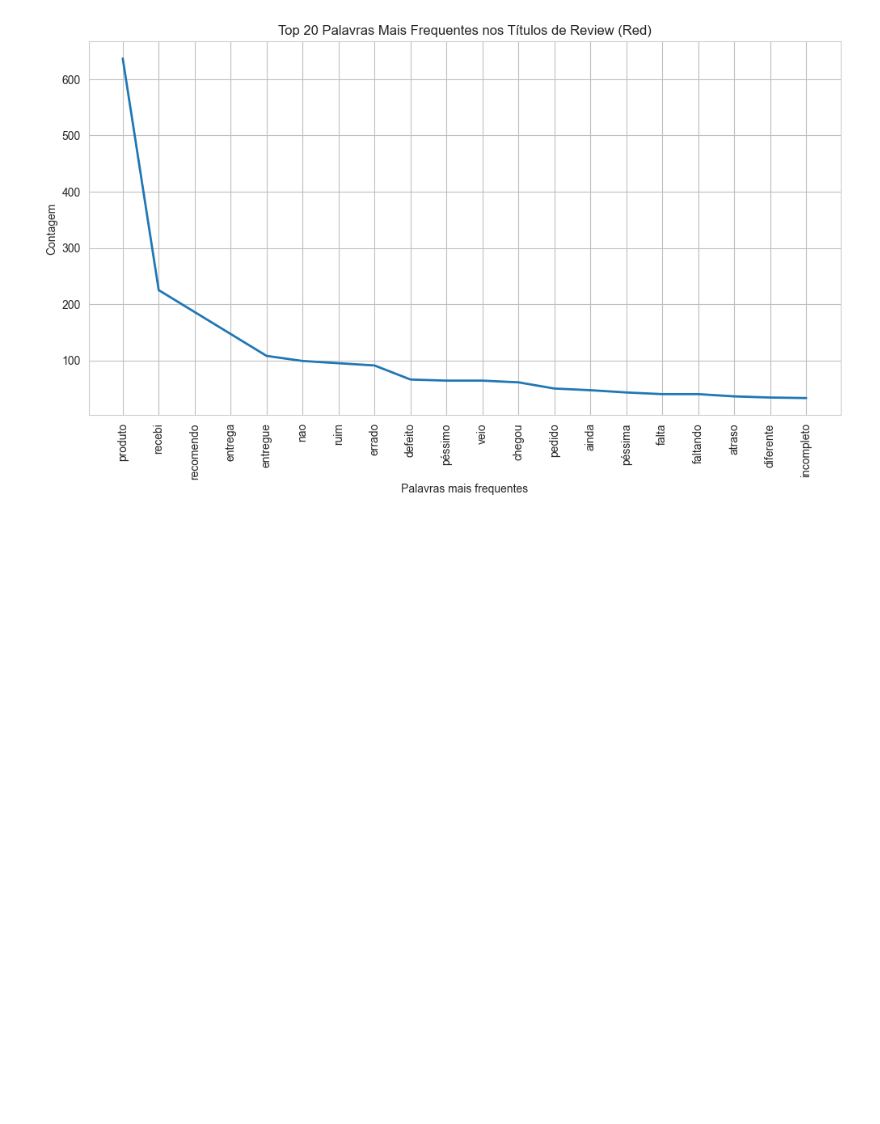
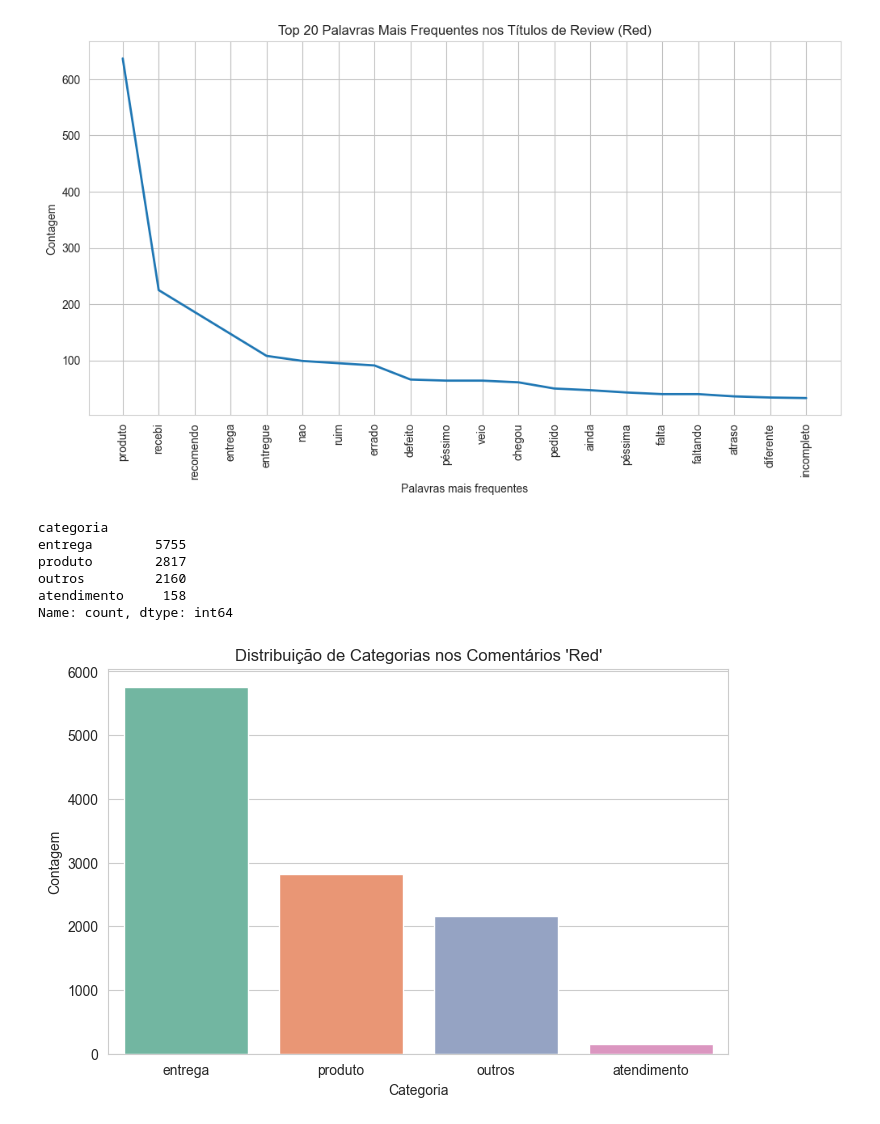
Before and after one commit to Lobinho1233/tech-challenge, a Jupyter notebook: notebook/analytics.ipynb, the cells around one changed output. Cells and saved outputs as stored; diff of their text form; code cells hidden in the pictures; blank space fills up the shorter version.

Commit message:
feat: categorizando palavras do text mining

```diff
--- a/notebook/analytics.ipynb
+++ b/notebook/analytics.ipynb
@@ -325,3 +325,39 @@ plt.show()
 Top 20 palavras mais frequentes:
 [('produto', 637), ('recebi', 225), ('recomendo', 186), ('entrega', 147), ('entregue', 108), ('nao', 99), ('ruim', 95), ('errado', 91), ('defeito', 66), ('péssimo', 64), ('veio', 64), ('chegou', 61),  ...
 [figure]
+# %%
+# Dicionário de categorias com listas de palavras-chave
+categories = {
+    'entrega': ["entrega", "frete", "atraso", "transporte", "chegou", "recebi", "demora"],
+    'produto': ["produto", "quebrado", "defeito", "qualidade", "não funciona", "danificado", "errado"],
+    'atendimento': ["suporte", "contato", "resposta", "atendente", "ajuda", "telefone"]
+}
+
+# Função para categorizar
+def categorize_comment(text):
+    if pd.isna(text):
+        return 'outros'
+    text_lower = text.lower()
+    for cat, words in categories.items():
+        if any(word in text_lower for word in words):
+            return cat
+    return 'outros'
+
+# Aplicar e visualizar
+textminingredcomment['categoria'] = textminingredcomment['review_comment_message'].apply(categorize_comment)
+print(textminingredcomment['categoria'].value_counts())
+
+plt.figure(figsize=(8, 5))
+sns.countplot(data=textminingredcomment, x='categoria', palette='Set2', order=textminingredcomment['categoria'].value_counts().index)
+plt.title("Distribuição de Categorias nos Comentários 'Red'")
+plt.xlabel("Categoria")
+plt.ylabel("Contagem")
+plt.show()
+# %% [output]
+categoria
+entrega        5755
+produto        2817
+outros         2160
+atendimento     158
+Name: count, dtype: int64
+[figure, added]
```
